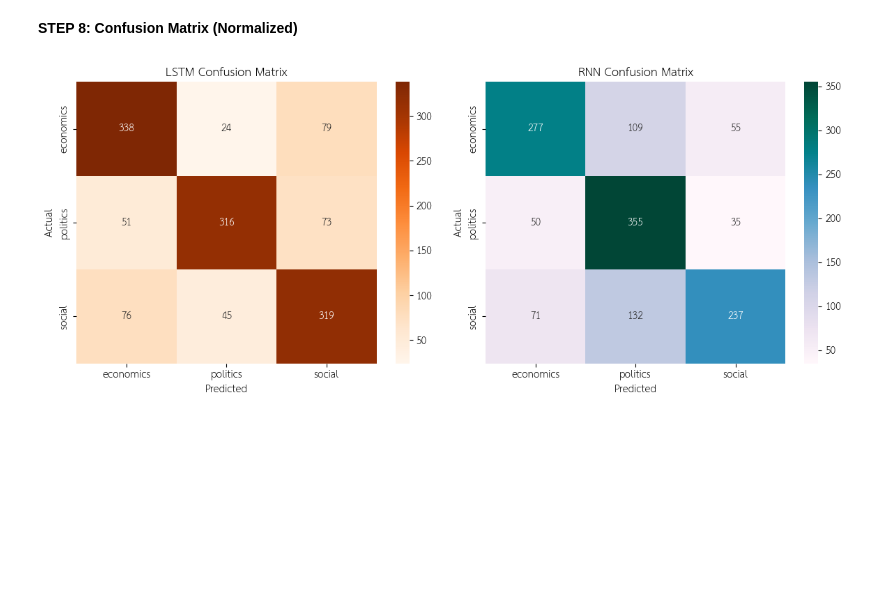
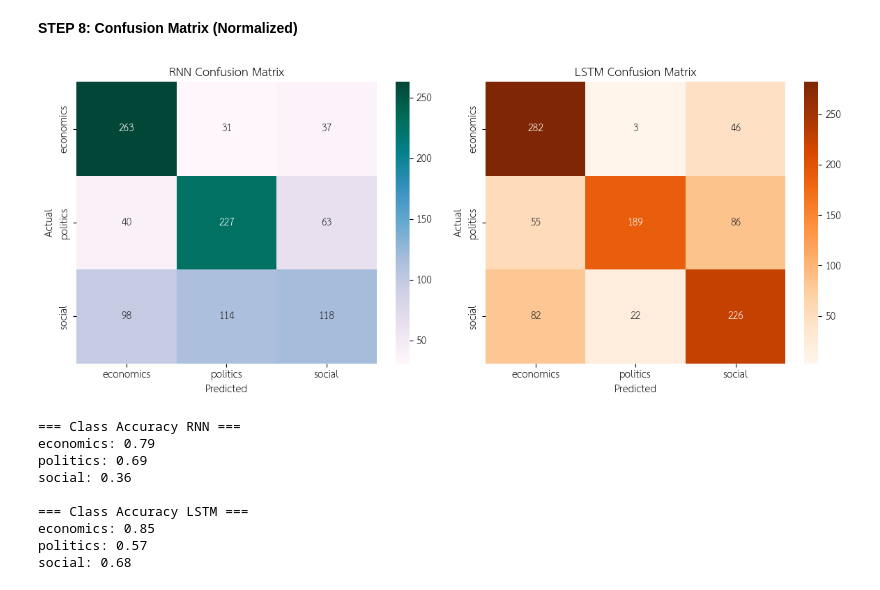
Before and after one commit to lemasc/nlp-news-thai, a Jupyter notebook: 03-classification/classify_neural.ipynb, the cells around one changed output. Drawn from its saved outputs; the diff is of its cells as text; code cells hidden in the pictures; blank space fills up the shorter version.

Commit message:
Fix wrong split ratio, show class accuracy

```diff
--- a/03-classification/classify_neural.ipynb
+++ b/03-classification/classify_neural.ipynb
@@ -124,11 +132,0 @@ Test size: 1321
-# %%
-train_df, val_df = train_test_split(
-    train_df,
-    test_size=0.176,  # ทำให้ final val ≈ 15%
-    stratify=train_df["stratify_key"],
-    random_state=42
-)
-
-print("Train:", len(train_df))
-print("Validation:", len(val_df))
-print("Test:", len(test_df))
@@ -476,40 +482,60 @@ F1 Macro LSTM: 0.7375089266183399
 # %%
 from sklearn.metrics import confusion_matrix
 import seaborn as sns
 import matplotlib.pyplot as plt
 
 labels_for_plot = le.classes_
 
 cm_lstm = confusion_matrix(y_test_enc, y_pred_lstm, labels=range(len(labels_for_plot)))
 cm_rnn = confusion_matrix(y_test_enc, y_pred_rnn, labels=range(len(labels_for_plot)))
 
 fig, axes = plt.subplots(1, 2, figsize=(12,5))
 
+# RNN
+sns.heatmap(cm_rnn,
+            annot=True,
+            fmt="d",
+            cmap="PuBuGn",
+            xticklabels=labels_for_plot,
+            yticklabels=labels_for_plot,
+            ax=axes[0])
+axes[0].set_title("RNN Confusion Matrix")
+axes[0].set_xlabel("Predicted")
+axes[0].set_ylabel("Actual")
+
+
 # LSTM
 sns.heatmap(cm_lstm,
             annot=True,
             fmt="d",
             cmap="Oranges",
             xticklabels=labels_for_plot,
             yticklabels=labels_for_plot,
-            ax=axes[0])
-axes[0].set_title("LSTM Confusion Matrix")
-axes[0].set_xlabel("Predicted")
-axes[0].set_ylabel("Actual")
-
-# RNN
-sns.heatmap(cm_rnn,
-            annot=True,
-            fmt="d",
-            cmap="PuBuGn",
-            xticklabels=labels_for_plot,
-            yticklabels=labels_for_plot,
             ax=axes[1])
-axes[1].set_title("RNN Confusion Matrix") # Corrected title
+axes[1].set_title("LSTM Confusion Matrix")
 axes[1].set_xlabel("Predicted")
 axes[1].set_ylabel("Actual")
 
 plt.tight_layout()
 plt.show()
+
+print("\n=== Class Accuracy RNN ===")
+for i, label in enumerate(labels_for_plot):
+    acc = cm_rnn[i, i] / cm_rnn[i].sum()
+    print(f"{label}: {acc:.2f}")
+
+print("\n=== Class Accuracy LSTM ===")
+for i, label in enumerate(labels_for_plot):
+    acc = cm_lstm[i, i] / cm_lstm[i].sum()
+    print(f"{label}: {acc:.2f}")
 # %% [output]
-[figure, old version]
+[figure, new version]
+=== Class Accuracy RNN ===
+economics: 0.79
+politics: 0.69
+social: 0.36
+
+=== Class Accuracy LSTM ===
+economics: 0.85
+politics: 0.57
+social: 0.68
```
Also changed, not shown: parts of 9 cells of this notebook, 1 other file.
